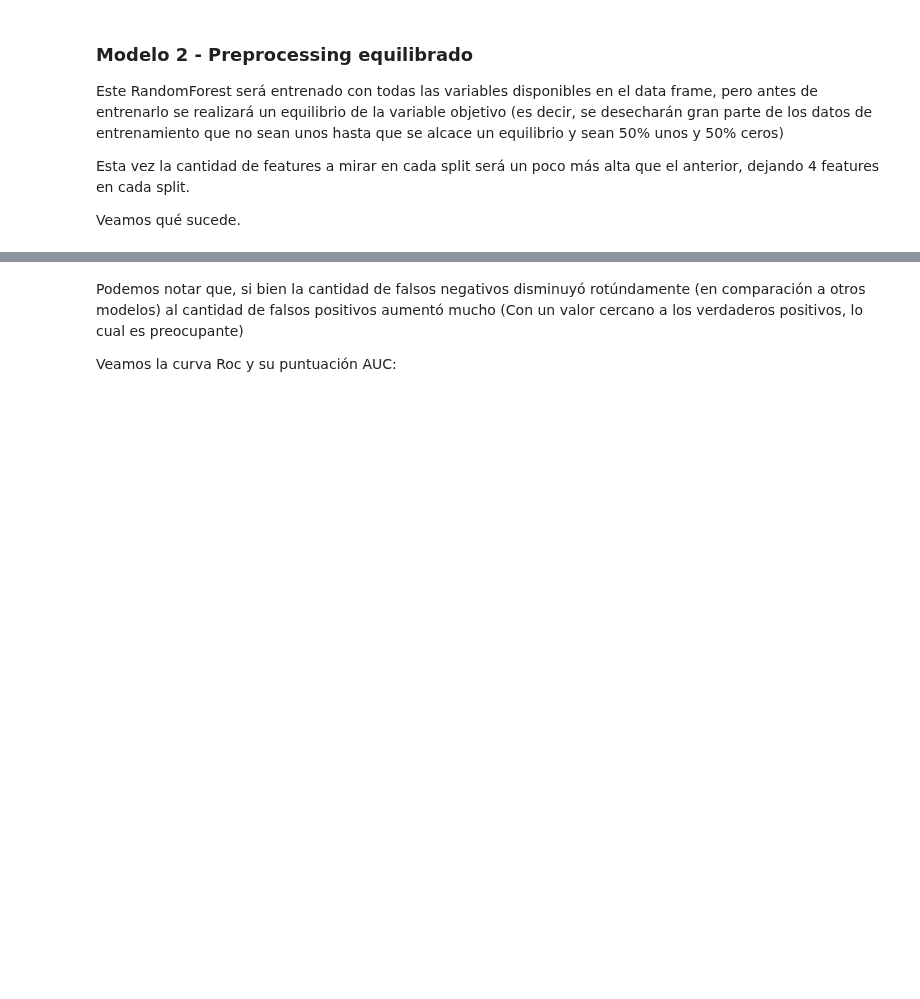
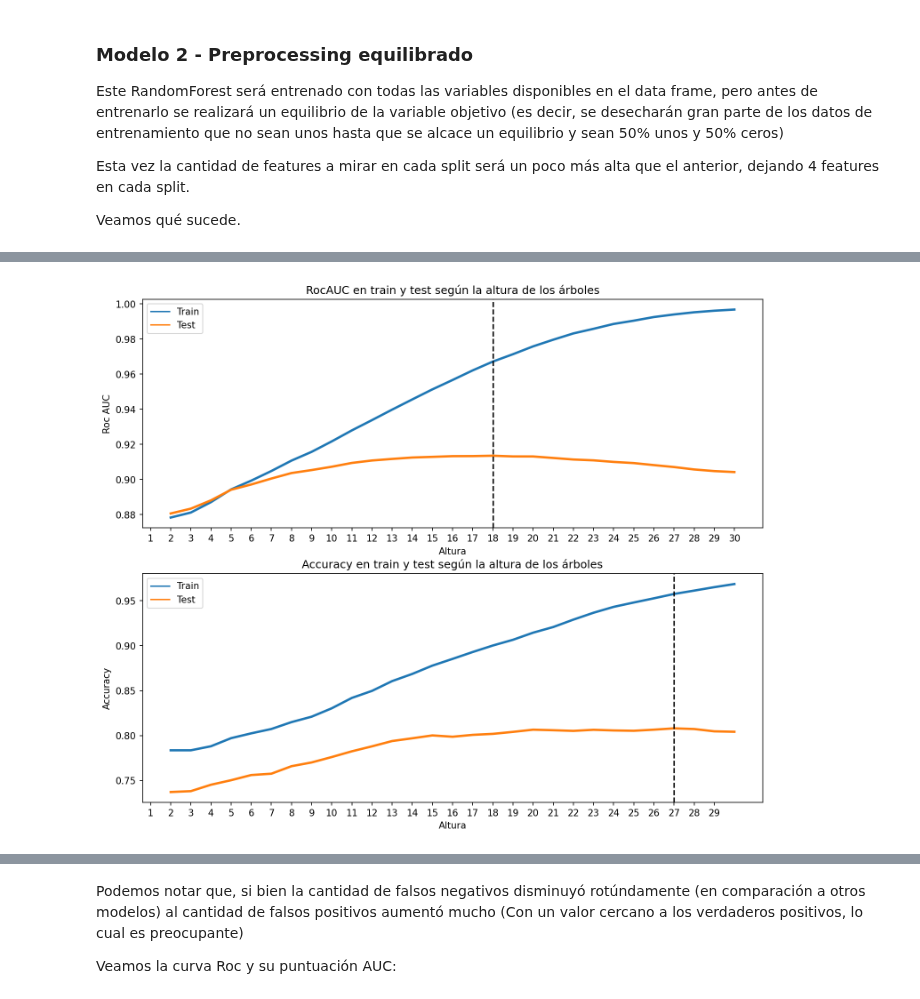
Before and after one commit to ncontinanza/tp-datos-1c2021-de-angelis-riva-continanza, a Jupyter notebook: Parte2/RandomForest.ipynb, the cells around one changed output, grey strips where cells are left out. Saved outputs shown, nothing was run; the diff lists cells and outputs as text; code cells hidden in the pictures; blank space fills up the shorter version.

```diff
--- a/Parte2/RandomForest.ipynb
+++ b/Parte2/RandomForest.ipynb
@@ -226,0 +207,2 @@ X_train_2, X_test_2, y_train_2, y_test_2 = preprocessing_equilibrado(X_train_2,
+# %%
+resultados2 = get_resultados_altura(X_train_2, y_train_2, X_test_2, y_test_2, max_features=8)
@@ -226,0 +227,4 @@ X_train_2, X_test_2, y_train_2, y_test_2 = preprocessing_equilibrado(X_train_2,
+# %%
+plot_resultados_altura(resultados2)
+# %% [output]
+[figure, added]
```
Also changed, not shown: parts of 47 cells of this notebook, 1 other file.
